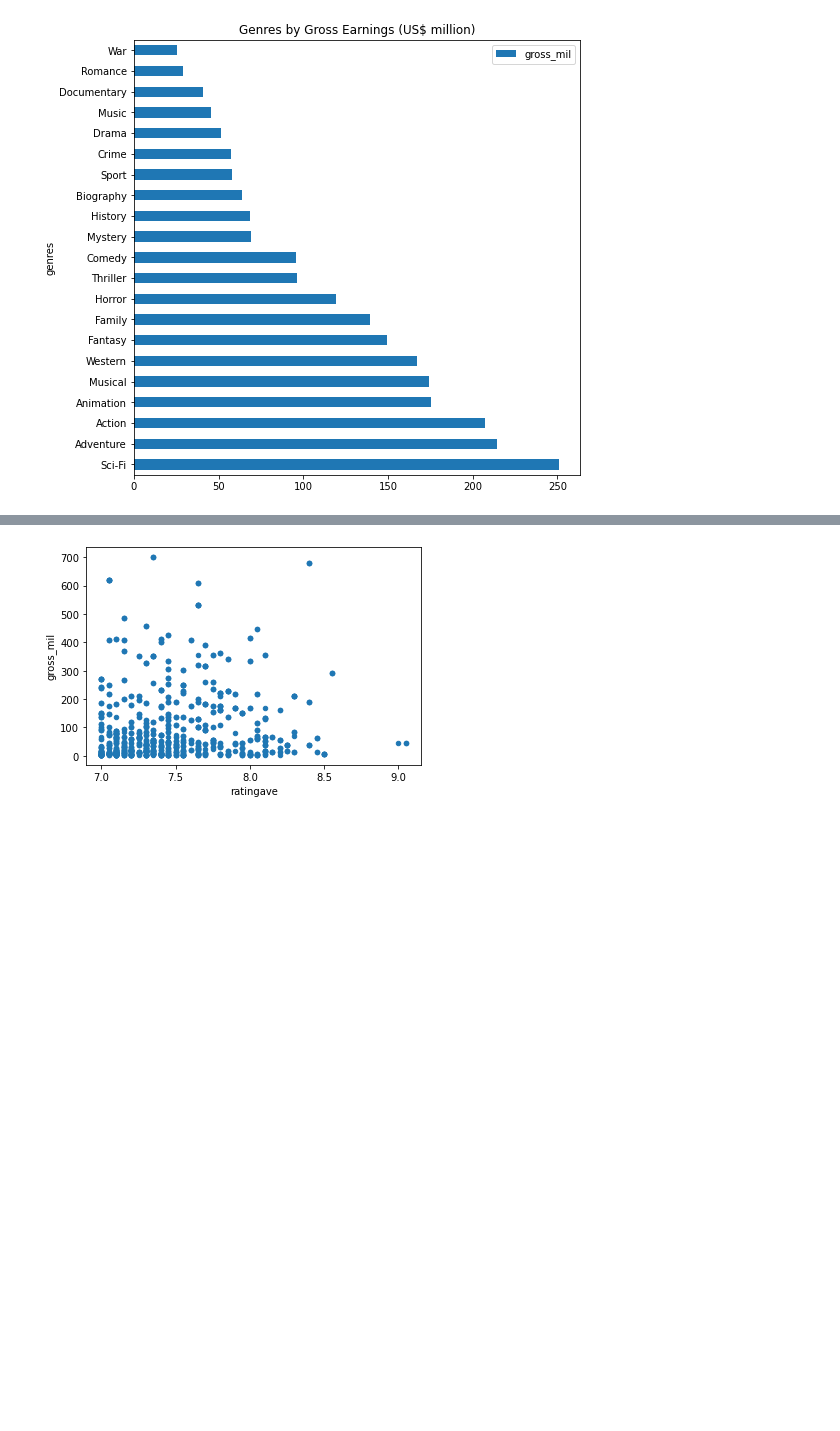
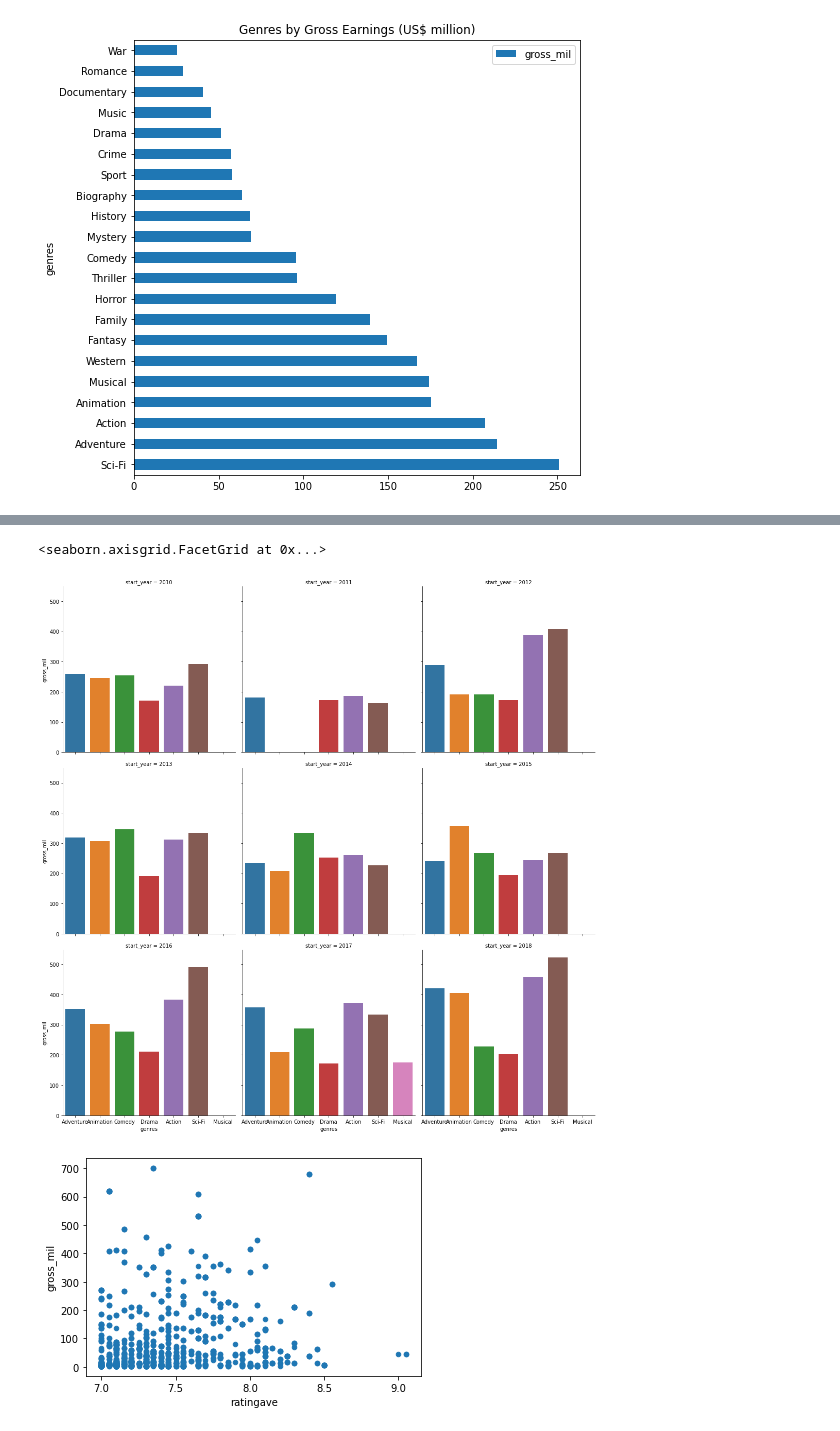
Before and after one commit to rfb-vibe/movie-studio-project, a Jupyter notebook: microsoft-tenne-project.ipynb, the cells around one changed output, grey strips where cells are left out. Cells and saved outputs as stored; diff of their text form; code cells hidden in the pictures; blank space fills up the shorter version.

```diff
--- a/microsoft-tenne-project.ipynb
+++ b/microsoft-tenne-project.ipynb
@@ -277,3 +321,15 @@ topratings_gross[['gross_mil']].plot.barh(stacked = True,
                                           figsize=(8, 8));
 # %% [output]
 [figure]
+# %%
+topratings_year = moviedf_small[['start_year', 'genres', 'gross_mil']]
+topratings_year = topratings_year[(topratings_year['gross_mil'] > 139.7) &
+                                 (topratings_year['genres'].isin(['Adventure',
+                                                                  'Action',
+                                                                  'Comedy',
+                                                                  'Sci-Fi',
+                                                                  'Drama',
+                                                                  'Animation',
+                                                                  'Musical']))]
+
+topratings_year
@@ -280,3 +350,14 @@ topratings_gross[['gross_mil']].plot.barh(stacked = True,
+# %%
+g = sns.catplot(x = "genres", y = "gross_mil",
+                col = "start_year",
+                data = topratings_year,
+                kind = "bar",
+                ci = None,
+                col_wrap = 3);
+g
+# %% [output]
+<seaborn.axisgrid.FacetGrid at 0x...>
+[figure, added]
 # %%
 moviedf_small.plot(kind = 'scatter', x = 'ratingave', y = 'gross_mil');
 # %% [output]
```
Also changed, not shown: parts of 20 cells of this notebook.
